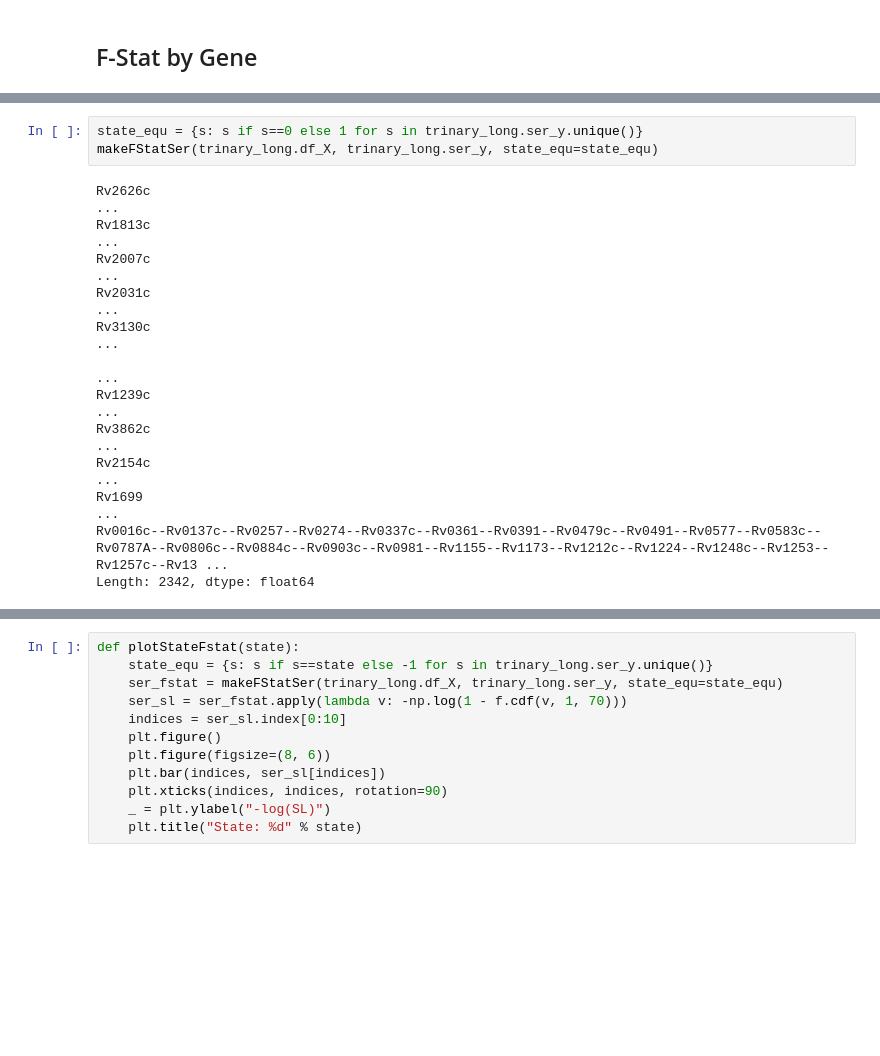
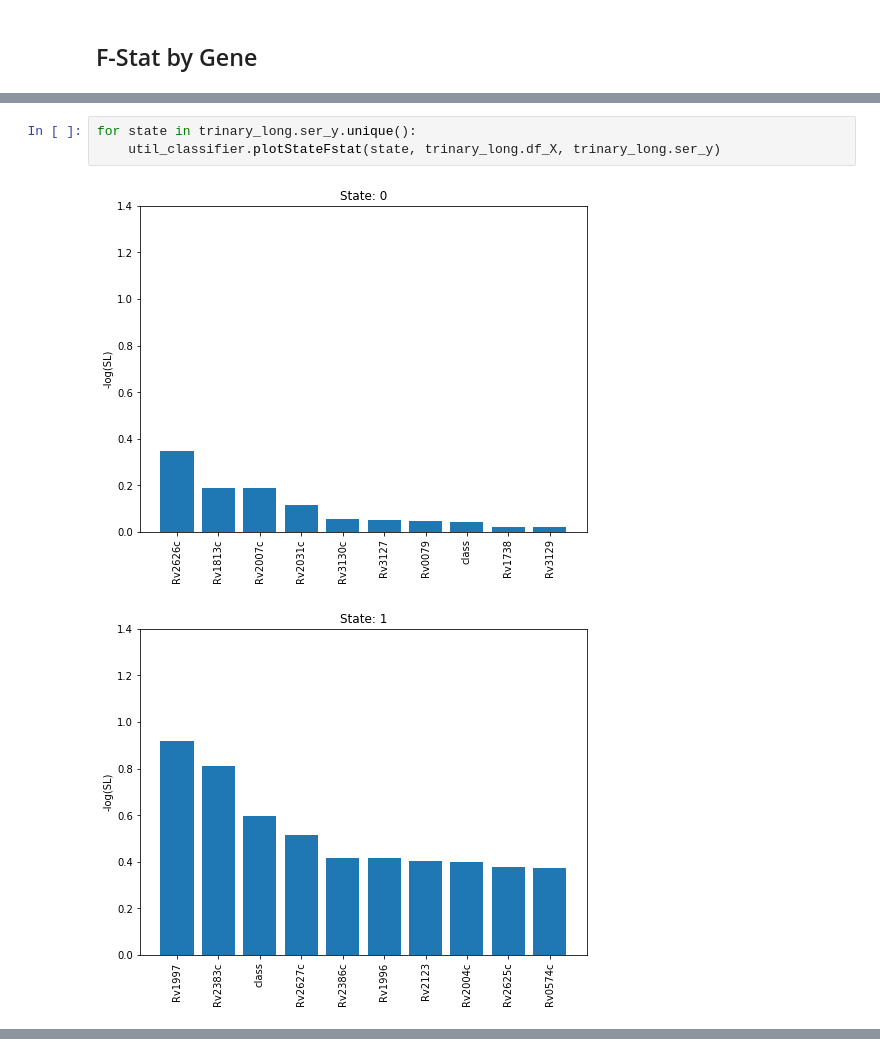
Before and after one commit to uwescience/xstate, a Jupyter notebook: notebooks/Analysis of Gene Expression Variability by Class.ipynb, the cells around one changed output, grey strips where cells are left out. Saved outputs shown, nothing was run; the diff lists cells and outputs as text; blank space fills up the shorter version.

```diff
--- a/notebooks/Analysis of Gene Expression Variability by Class.ipynb
+++ b/notebooks/Analysis of Gene Expression Variability by Class.ipynb
@@ -95,16 +58,6 @@ def makeFStatSer(df_X, ser_y, state_equ=None):
 # %%
-state_equ = {s: s if s==0 else 1 for s in trinary_long.ser_y.unique()}
-makeFStatSer(trinary_long.df_X, trinary_long.ser_y, state_equ=state_equ)
+for state in trinary_long.ser_y.unique():
+    util_classifier.plotStateFstat(state, trinary_long.df_X, trinary_long.ser_y)
 # %% [output]
-Rv2626c                                                                                                                                                                                                  ...
-Rv1813c                                                                                                                                                                                                  ...
-Rv2007c                                                                                                                                                                                                  ...
-Rv2031c                                                                                                                                                                                                  ...
-Rv3130c                                                                                                                                                                                                  ...
-                                                                                                                                                                                                         ...
-Rv1239c                                                                                                                                                                                                  ...
-Rv3862c                                                                                                                                                                                                  ...
-Rv2154c                                                                                                                                                                                                  ...
-Rv1699                                                                                                                                                                                                   ...
-Rv0016c--Rv0137c--Rv0257--Rv0274--Rv0337c--Rv0361--Rv0391--Rv0479c--Rv0491--Rv0577--Rv0583c--Rv0787A--Rv0806c--Rv0884c--Rv0903c--Rv0981--Rv1155--Rv1173--Rv1212c--Rv1224--Rv1248c--Rv1253--Rv1257c--Rv13 ...
-Length: 2342, dtype: float64
+[figure, added]
+[figure, added]
@@ -111,12 +67,0 @@ Length: 2342, dtype: float64
-# %%
-def plotStateFstat(state):
-    state_equ = {s: s if s==state else -1 for s in trinary_long.ser_y.unique()}
-    ser_fstat = makeFStatSer(trinary_long.df_X, trinary_long.ser_y, state_equ=state_equ)
-    ser_sl = ser_fstat.apply(lambda v: -np.log(1 - f.cdf(v, 1, 70)))
-    indices = ser_sl.index[0:10]
-    plt.figure()
-    plt.figure(figsize=(8, 6))
-    plt.bar(indices, ser_sl[indices])
-    plt.xticks(indices, indices, rotation=90)
-    _ = plt.ylabel("-log(SL)")
-    plt.title("State: %d" % state)
```
Also changed, not shown: parts of 14 cells of this notebook.
